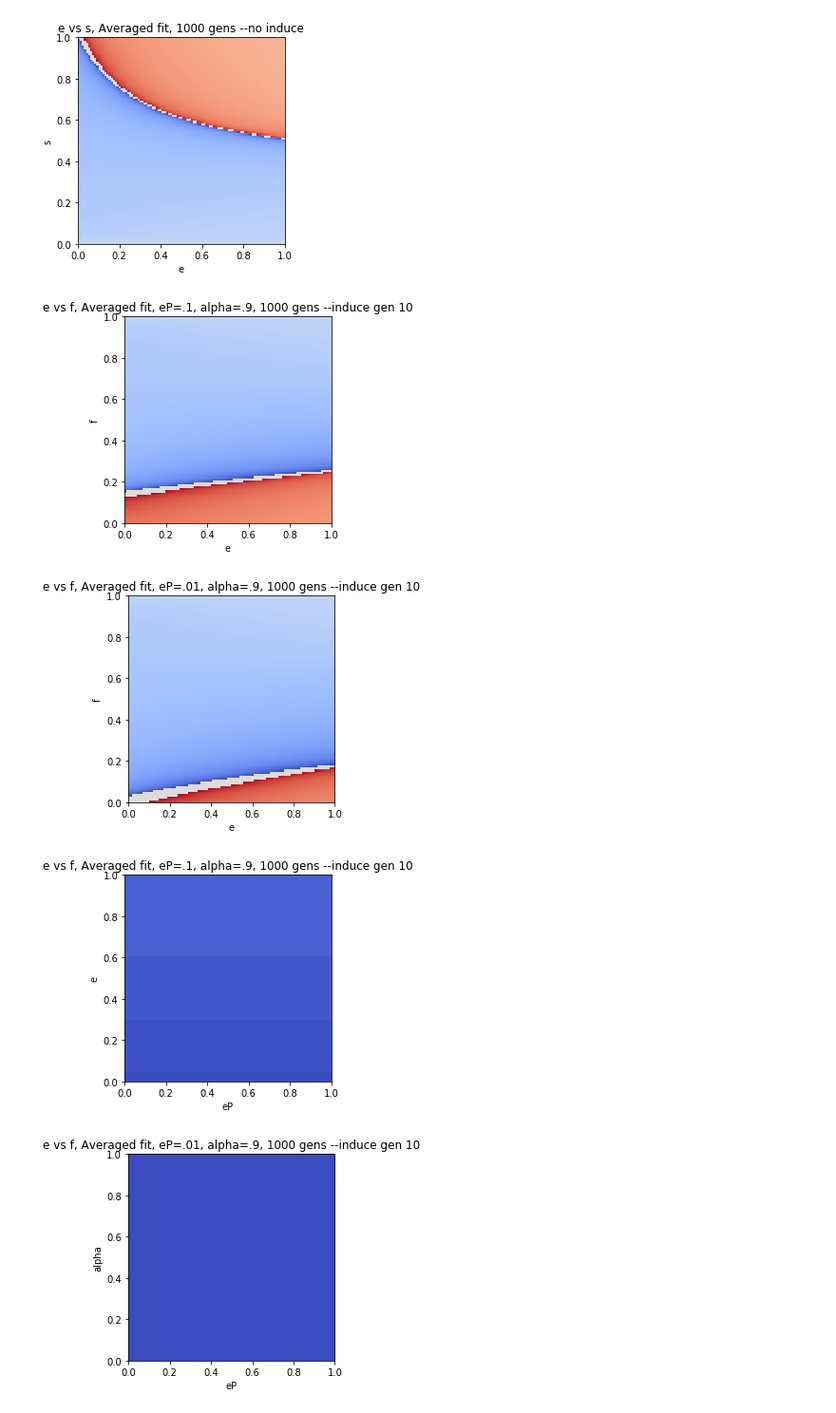
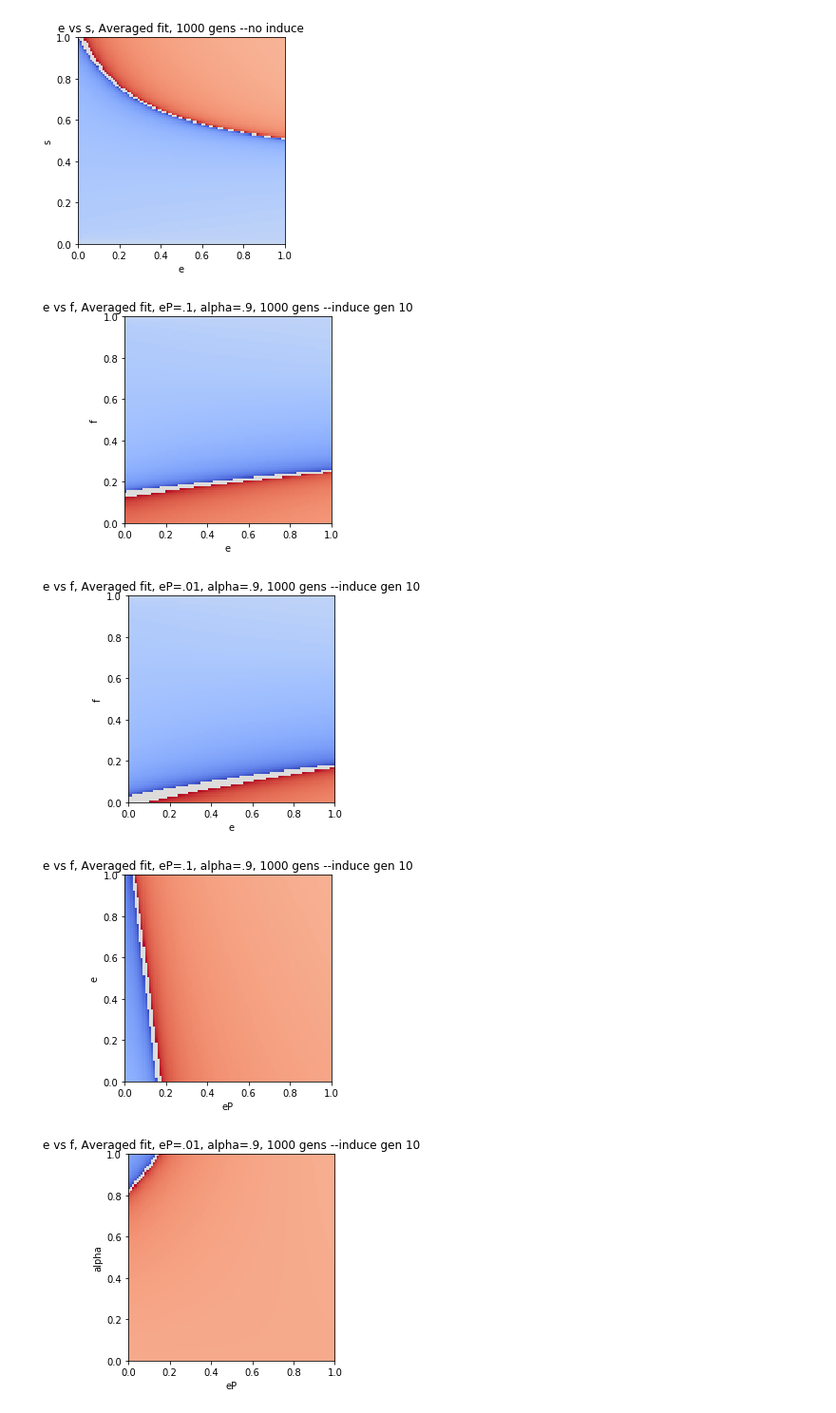
Before and after one commit to mgheffel/CRISPR-Gene-Drive-Population-Model, a Jupyter notebook: inducibleE.ipynb, the cells around one changed output. Shown: that part at 95% size. Saved outputs shown, nothing was run; the diff lists cells and outputs as text; code cells hidden in the pictures.

```diff
--- a/inducibleE.ipynb
+++ b/inducibleE.ipynb
@@ -189,34 +189,34 @@ model3D(X,Y,Z,'e','f','e vs f, Averaged fit, eP=.01, alpha=.9, 1000 gens --induc
 xVals=np.arange(0,1.01,.01)
 yVals=np.arange(0,1.01,.01)
 X,Y=np.meshgrid(xVals,yVals)
 Z=np.zeros((len(xVals),len(yVals)))
 #run 2D sim e vs f
 for xIndex in range(len(xVals)):
     #x is e'
     for yIndex in range(len(yVals)):
         #y is e
-        simData={'qW':.999,'qD':.001,'qH':0,'sW':0,'sD':.8,'d':.5,'e':yVals[yIndex],'eP':xVals[xIndex],'a':.9,'generations':1000,'induceStart':10}
+        simData={'qW':.999,'qD':.001,'qH':0,'sW':0,'sD':.2,'d':.5,'e':yVals[yIndex],'eP':xVals[xIndex],'a':.9,'generations':1000,'induceStart':10}
 
         takeover=run_simulation(simData)
         Z[yIndex,xIndex]=takeover
 model3D(X,Y,Z,'eP','e','e vs f, Averaged fit, eP=.1, alpha=.9, 1000 gens --induce gen 10')
 
 xVals=np.arange(0,1.01,.01)
 yVals=np.arange(0,1.01,.01)
 X,Y=np.meshgrid(xVals,yVals)
 Z=np.zeros((len(xVals),len(yVals)))
 #run 2D sim e vs f
 for xIndex in range(len(xVals)):
     #x is e'
     for yIndex in range(len(yVals)):
         #y is alpha
-        simData={'qW':.999,'qD':.001,'qH':0,'sW':0,'sD':.8,'d':.5,'e':.8,'eP':xVals[xIndex],'a':yVals[yIndex],'generations':1000,'induceStart':10}
+        simData={'qW':.999,'qD':.001,'qH':0,'sW':0,'sD':.2,'d':.5,'e':.8,'eP':xVals[xIndex],'a':yVals[yIndex],'generations':1000,'induceStart':10}
 
         takeover=run_simulation(simData)
         Z[yIndex,xIndex]=takeover
 model3D(X,Y,Z,'eP','alpha','e vs f, Averaged fit, eP=.01, alpha=.9, 1000 gens --induce gen 10')
 # %% [output]
 [figure]
 [figure]
-[figure, old version]
+[figure, new version]
-[figure, old version]
+[figure, new version]
```
